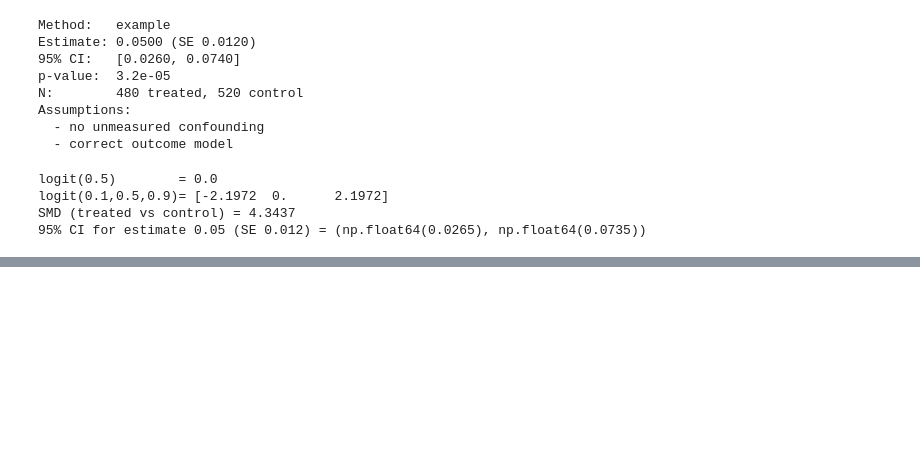
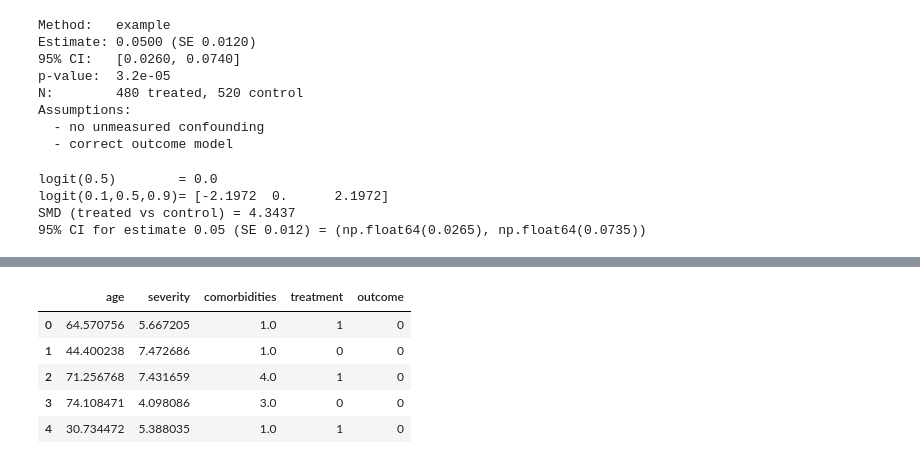
Before and after one commit to cbrackeen05/causal-inference-clinical, a Jupyter notebook: notebooks/dev_walkthrough.ipynb, the cells around one changed output, grey strips where cells are left out. Drawn from its saved outputs; the diff is of its cells as text; code cells hidden in the pictures; blank space fills up the shorter version.

```diff
--- a/notebooks/dev_walkthrough.ipynb
+++ b/notebooks/dev_walkthrough.ipynb
@@ -58,0 +67,14 @@ SMD (treated vs control) = 4.3437
+# %%
+import matplotlib.pyplot as plt
+from causal.data.simulate import simulate_rct, simulate_observational, simulate_panel
+
+rct = simulate_rct(n=8000, treatment_effect=0.05, seed=42)
+obs = simulate_observational(n=8000, treatment_effect=0.05, confounding_strength=2.0, seed=42)
+rct.head()
+# %% [output]
+|  | age | severity | comorbidities | treatment | outcome |
+| 0 | 64.570756 | 5.667205 | 1.0 | 1 | 0 |
+| 1 | 44.400238 | 7.472686 | 1.0 | 0 | 0 |
+| 2 | 71.256768 | 7.431659 | 4.0 | 1 | 0 |
+| 3 | 74.108471 | 4.098086 | 3.0 | 0 | 0 |
+| 4 | 30.734472 | 5.388035 | 1.0 | 1 | 0 |
```
Also changed, not shown: parts of 5 cells of this notebook, 2 other files.
